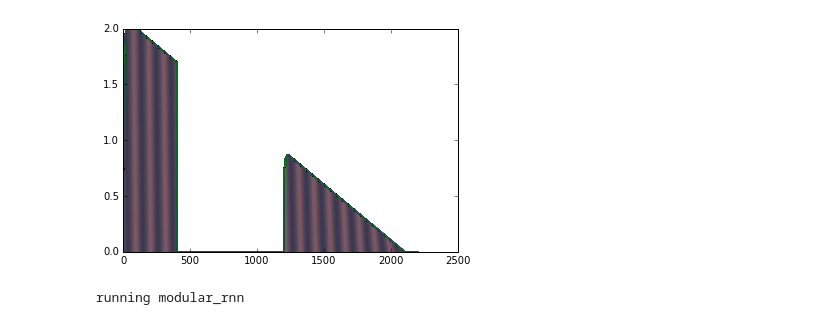
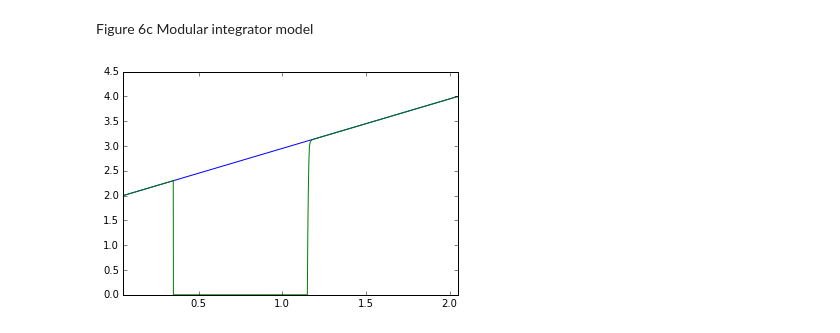
Before and after one commit to kpdaie/LiDaie, a Jupyter notebook: Fig6_models.ipynb, the cells around one changed output. Drawn from its saved outputs; the diff is of its cells as text; code cells hidden in the pictures.

```diff
--- a/Fig6_models.ipynb
+++ b/Fig6_models.ipynb
@@ -38,9 +20,7 @@ from Fig6_models import modular_integrator_model
+# %% [markdown]
+Figure 6c Modular integrator model
 # %%
 stim_type = 1
-modular_integrator_model(1)
+modular_integrator_model(0);modular_integrator_model(stim_type)
 # %% [output]
-[figure, old version]
+[figure, new version]
-# %%
-execfile("modular_rnn_function.py")
-# %% [output]
-running modular_rnn
```
Also changed, not shown: parts of 12 cells of this notebook.
